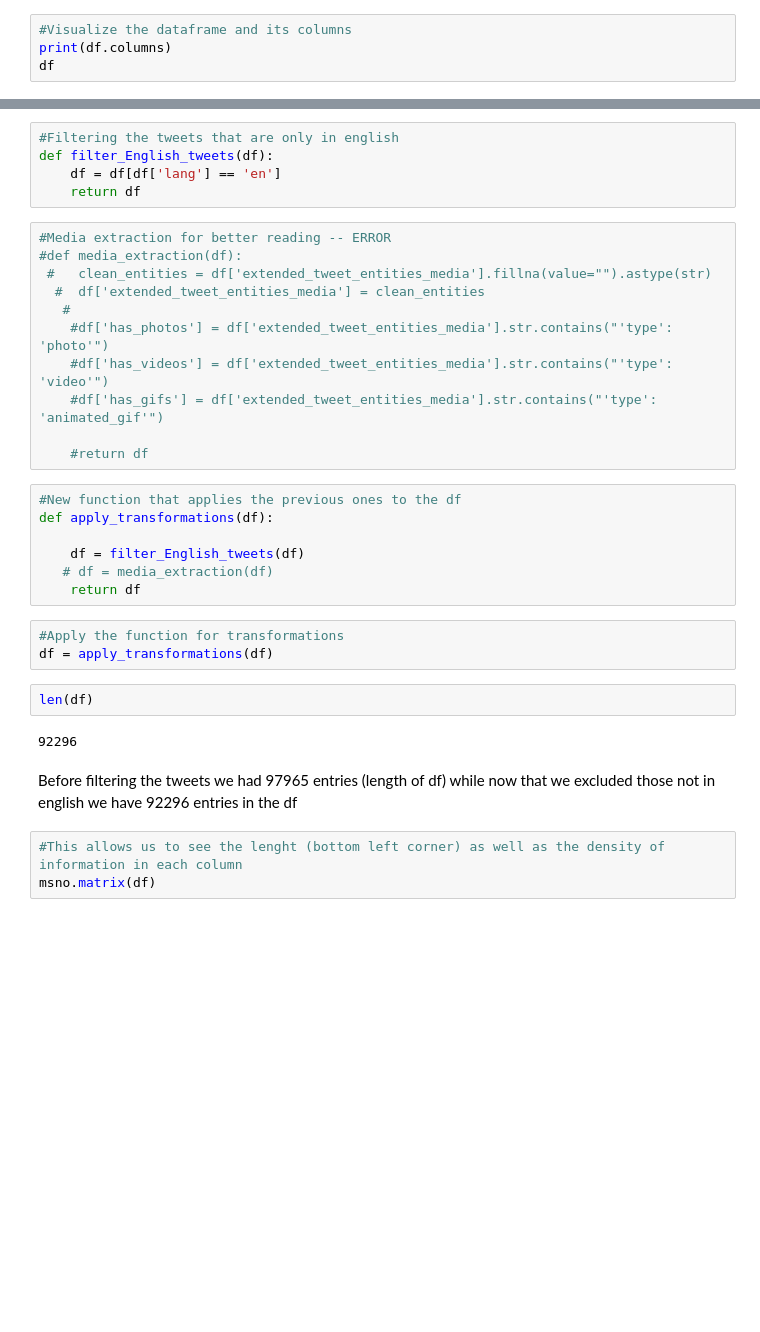
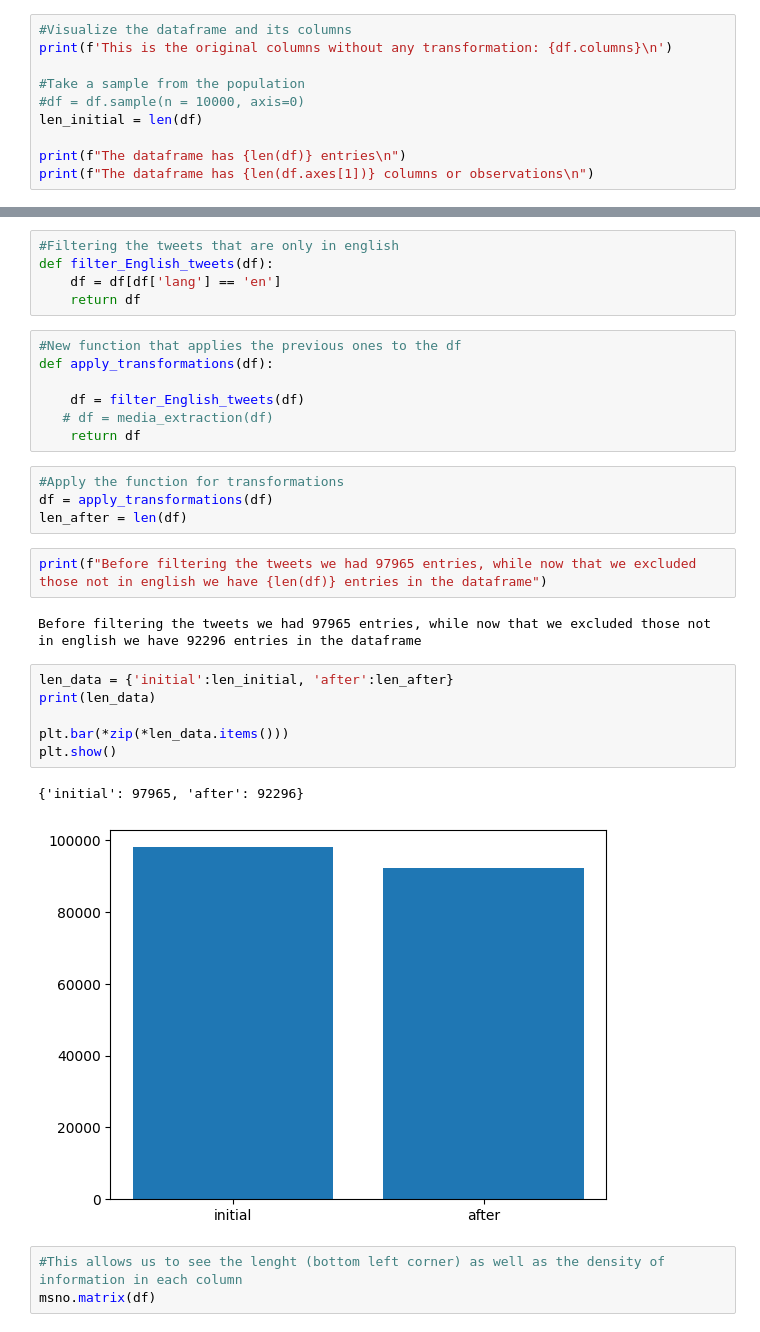
Before and after one commit to Oliph/MiscarriageTwitterAnalysis, a Jupyter notebook: Clean_miscarriage.ipynb, the cells around one changed output, grey strips where cells are left out. Saved outputs shown, nothing was run; the diff lists cells and outputs as text; blank space fills up the shorter version.

Commit message:
12/1/23 I have changed certain parts and tried to create a function unsuccesfully, I have to keep oing editing.

```diff
--- a/Clean_miscarriage.ipynb
+++ b/Clean_miscarriage.ipynb
@@ -77,6 +74,12 @@ with open(path_tweets, 'r') as t:
 df = pd.DataFrame(tweets)
 # %%
 #Visualize the dataframe and its columns
-print(df.columns)
-df
+print(f'This is the original columns without any transformation: {df.columns}\n')
+
+#Take a sample from the population
+#df = df.sample(n = 10000, axis=0)
+len_initial = len(df)
+
+print(f"The dataframe has {len(df)} entries\n")
+print(f"The dataframe has {len(df.axes[1])} columns or observations\n")
 # %% [output]
@@ -141,17 +134,6 @@ def is_reply(df):
 def filter_English_tweets(df):
     df = df[df['lang'] == 'en']
     return df
-# %%
-#Media extraction for better reading -- ERROR
-#def media_extraction(df):
- #   clean_entities = df['extended_tweet_entities_media'].fillna(value="").astype(str)
-  #  df['extended_tweet_entities_media'] = clean_entities
-   #
-    #df['has_photos'] = df['extended_tweet_entities_media'].str.contains("'type': 'photo'")
-    #df['has_videos'] = df['extended_tweet_entities_media'].str.contains("'type': 'video'")
-    #df['has_gifs'] = df['extended_tweet_entities_media'].str.contains("'type': 'animated_gif'")
-
-    #return df
 # %%
 #New function that applies the previous ones to the df
 def apply_transformations(df):
@@ -162,12 +144,20 @@ def apply_transformations(df):
 # %%
 #Apply the function for transformations
 df = apply_transformations(df)
+len_after = len(df)
 # %%
-len(df)
+print(f"Before filtering the tweets we had 97965 entries, while now that we excluded those not in english we have {len(df)} entries in the dataframe")
 # %% [output]
-92296
+Before filtering the tweets we had 97965 entries, while now that we excluded those not in english we have 92296 entries in the dataframe
-# %% [markdown]
-Before filtering the tweets we had 97965 entries (length of df) while now that we excluded those not in english we have 92296 entries in the df
+# %%
+len_data = {'initial':len_initial, 'after':len_after}
+print(len_data)
+
+plt.bar(*zip(*len_data.items()))
+plt.show()
+# %% [output]
+{'initial': 97965, 'after': 92296}
+[figure, added]
 # %%
 #This allows us to see the lenght (bottom left corner) as well as the density of information in each column
 msno.matrix(df)
```
Also changed, not shown: parts of 29 cells of this notebook.
